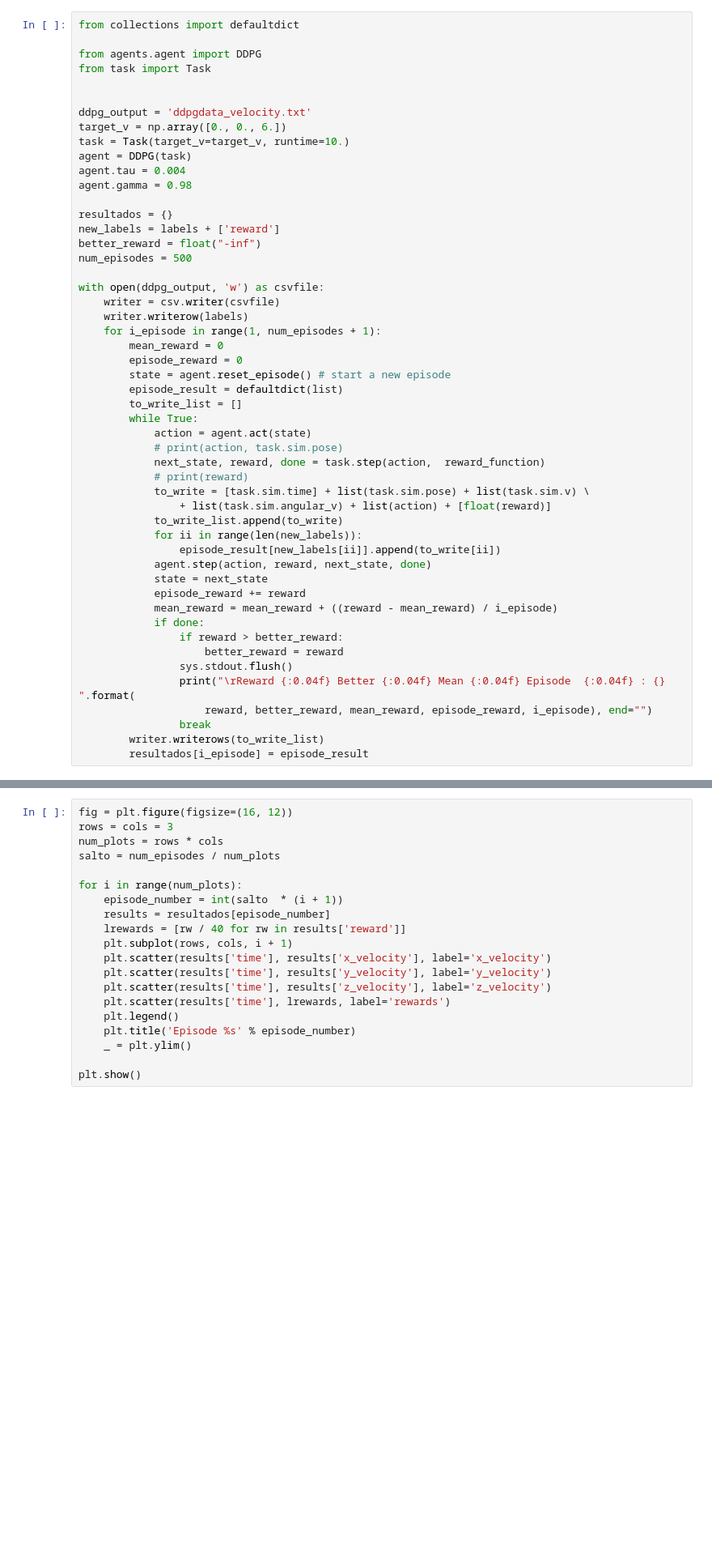
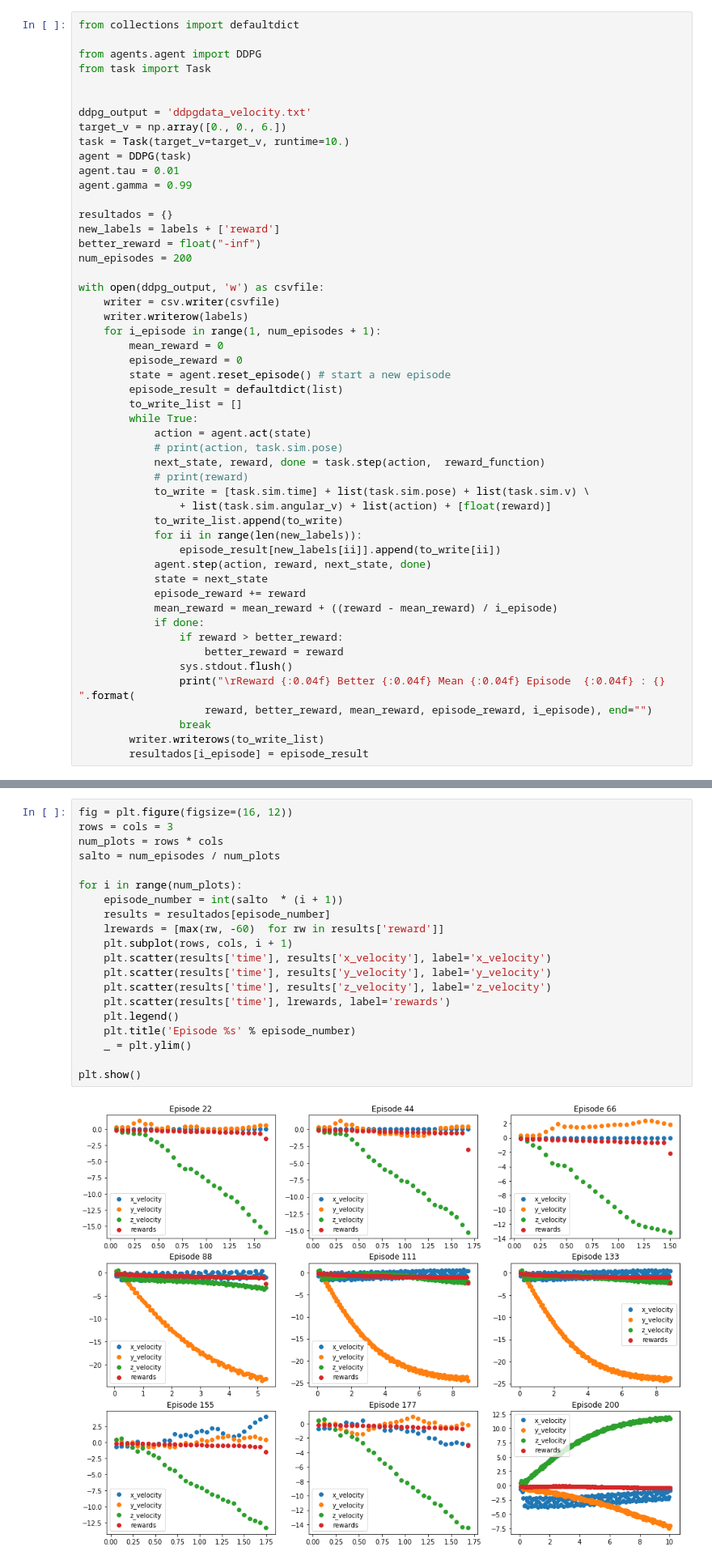
Before and after one commit to IvanBrasilico/RL-Quadcopter-2, a Jupyter notebook: Quadcopter_Project-Velocity.ipynb, the cells around one changed output, grey strips where cells are left out. Shown at 81% size. Saved outputs shown, nothing was run; the diff lists cells and outputs as text; blank space fills up the shorter version.

```diff
--- a/Quadcopter_Project-Velocity.ipynb
+++ b/Quadcopter_Project-Velocity.ipynb
@@ -103,13 +105,13 @@ ddpg_output = 'ddpgdata_velocity.txt'
 target_v = np.array([0., 0., 6.])
 task = Task(target_v=target_v, runtime=10.)
 agent = DDPG(task)
-agent.tau = 0.004
-agent.gamma = 0.98
+agent.tau = 0.01
+agent.gamma = 0.99
 
 resultados = {}
 new_labels = labels + ['reward']
 better_reward = float("-inf")
-num_episodes = 500
+num_episodes = 200
 
 with open(ddpg_output, 'w') as csvfile:
     writer = csv.writer(csvfile)
@@ -204,20 +220,22 @@ ax.scatter(results['x'], results['y'], results['z'])
 # %%
 fig = plt.figure(figsize=(16, 12))
 rows = cols = 3
 num_plots = rows * cols
 salto = num_episodes / num_plots
 
 for i in range(num_plots):
     episode_number = int(salto  * (i + 1))
     results = resultados[episode_number]
-    lrewards = [rw / 40 for rw in results['reward']]
+    lrewards = [max(rw, -60)  for rw in results['reward']]
     plt.subplot(rows, cols, i + 1)
     plt.scatter(results['time'], results['x_velocity'], label='x_velocity')
     plt.scatter(results['time'], results['y_velocity'], label='y_velocity')
     plt.scatter(results['time'], results['z_velocity'], label='z_velocity')
     plt.scatter(results['time'], lrewards, label='rewards')
     plt.legend()
     plt.title('Episode %s' % episode_number)
     _ = plt.ylim()
 
 plt.show()
+# %% [output]
+[figure, added]
```
Also changed, not shown: parts of 8 cells of this notebook.
